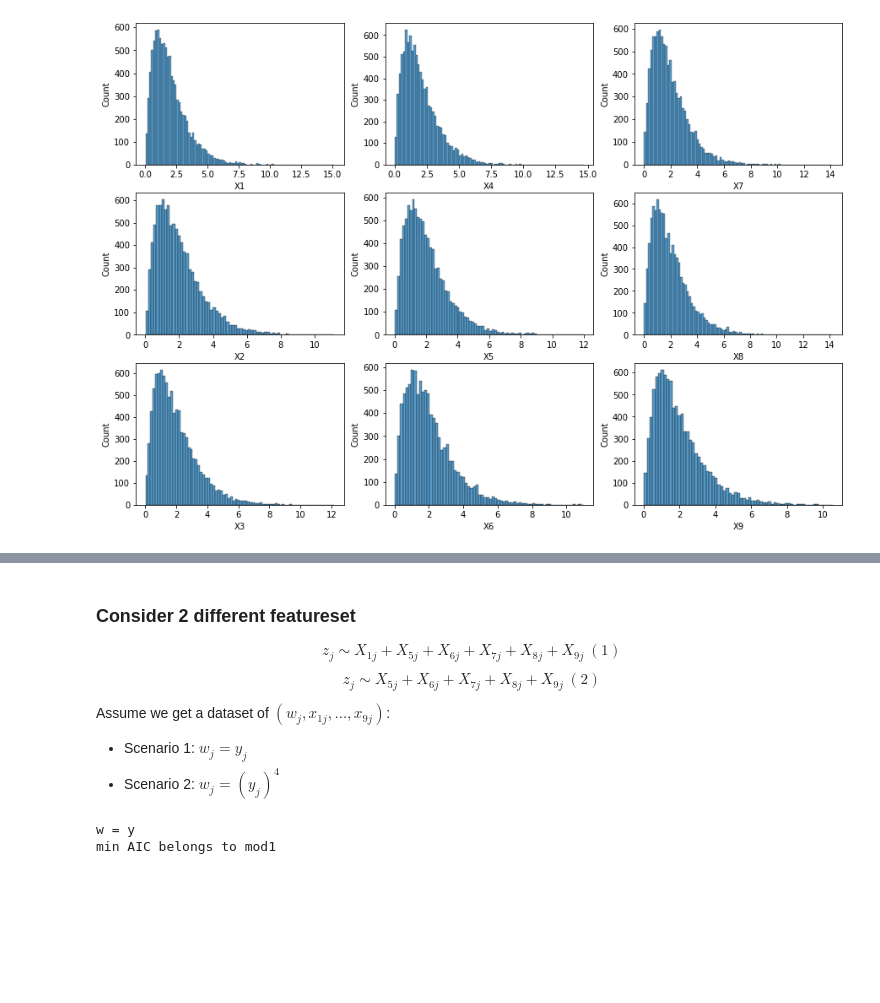
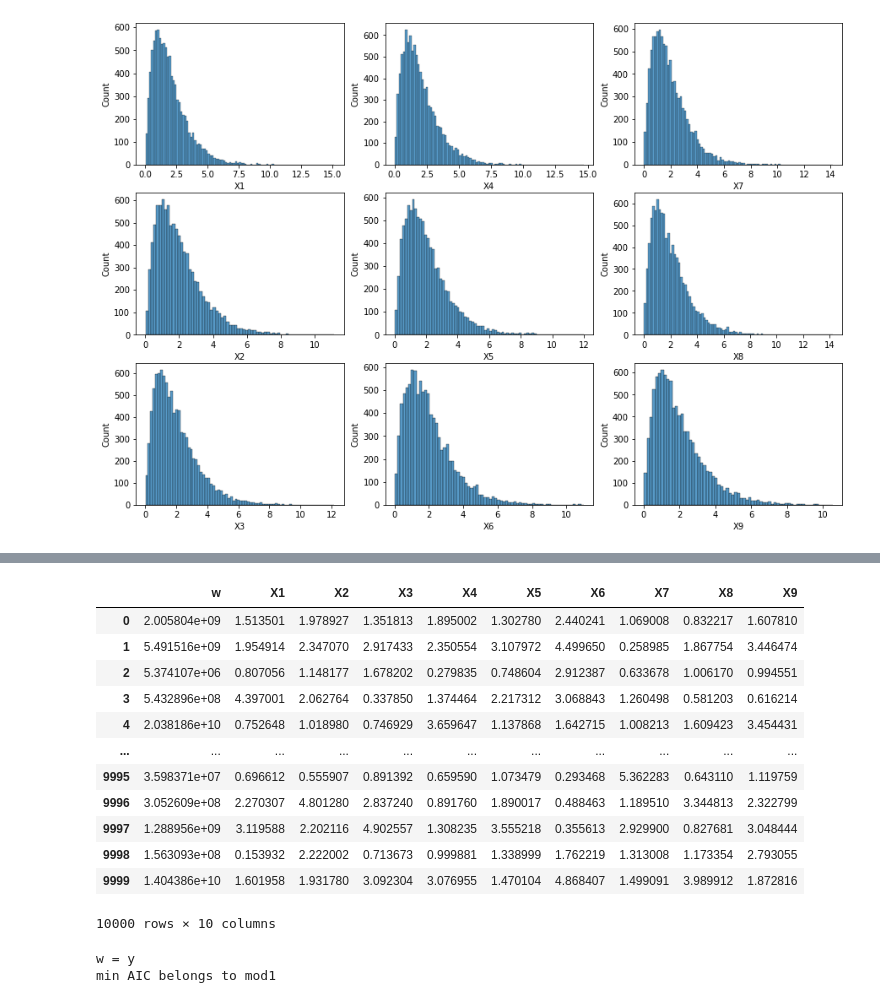
Before and after one commit to miaow27/medium_blogs, a Jupyter notebook: influence_of_y_on_aic.ipynb, the cells around one changed output, grey strips where cells are left out. Cells and saved outputs as stored; diff of their text form; code cells hidden in the pictures; blank space fills up the shorter version.

```diff
--- a/influence_of_y_on_aic.ipynb
+++ b/influence_of_y_on_aic.ipynb
@@ -75,15 +85,25 @@ df
 | 9998 | 111.813996 | 0.153932 | 2.222002 | 0.713673 | 0.999881 | 1.338999 | 1.762219 | 1.313008 | 1.173354 | 2.793055 |
 | 9999 | 344.248185 | 1.601958 | 1.931780 | 3.092304 | 3.076955 | 1.470104 | 4.868407 | 1.499091 | 3.989912 | 1.872816 |
 10000 rows × 10 columns
-# %% [markdown]
-### Consider 2 different featureset
-
-$$z_j \sim X_{1j} + X_{5j} + X_{6j} + X_{7j} + X_{8j} + X_{9j} \ (1)$$
-$$z_j \sim X_{5j} + X_{6j} + X_{7j} + X_{8j} + X_{9j} \ (2)$$
-
-Assume we get a dataset of $(w_j, x_{1j}, ..., x_{9j})$:
-- Scenario 1: $w_j = y_j$
-- Scenario 2: $w_j = (y_j)^4$
+# %%
+# simulated dataset 2
+df2 = pd.concat([pd.DataFrame({'w':np.power(y, 4)}), X], axis = 1)
+# %%
+df2
+# %% [output]
+|  | w | X1 | X2 | X3 | X4 | X5 | X6 | X7 | X8 | X9 |
+| 0 | 2.005804e+09 | 1.513501 | 1.978927 | 1.351813 | 1.895002 | 1.302780 | 2.440241 | 1.069008 | 0.832217 | 1.607810 |
+| 1 | 5.491516e+09 | 1.954914 | 2.347070 | 2.917433 | 2.350554 | 3.107972 | 4.499650 | 0.258985 | 1.867754 | 3.446474 |
+| 2 | 5.374107e+06 | 0.807056 | 1.148177 | 1.678202 | 0.279835 | 0.748604 | 2.912387 | 0.633678 | 1.006170 | 0.994551 |
+| 3 | 5.432896e+08 | 4.397001 | 2.062764 | 0.337850 | 1.374464 | 2.217312 | 3.068843 | 1.260498 | 0.581203 | 0.616214 |
+| 4 | 2.038186e+10 | 0.752648 | 1.018980 | 0.746929 | 3.659647 | 1.137868 | 1.642715 | 1.008213 | 1.609423 | 3.454431 |
+| ... | ... | ... | ... | ... | ... | ... | ... | ... | ... | ... |
+| 9995 | 3.598371e+07 | 0.696612 | 0.555907 | 0.891392 | 0.659590 | 1.073479 | 0.293468 | 5.362283 | 0.643110 | 1.119759 |
+| 9996 | 3.052609e+08 | 2.270307 | 4.801280 | 2.837240 | 0.891760 | 1.890017 | 0.488463 | 1.189510 | 3.344813 | 2.322799 |
+| 9997 | 1.288956e+09 | 3.119588 | 2.202116 | 4.902557 | 1.308235 | 3.555218 | 0.355613 | 2.929900 | 0.827681 | 3.048444 |
+| 9998 | 1.563093e+08 | 0.153932 | 2.222002 | 0.713673 | 0.999881 | 1.338999 | 1.762219 | 1.313008 | 1.173354 | 2.793055 |
+| 9999 | 1.404386e+10 | 1.601958 | 1.931780 | 3.092304 | 3.076955 | 1.470104 | 4.868407 | 1.499091 | 3.989912 | 1.872816 |
+10000 rows × 10 columns
 # %%
 # create 2 different features sets
 
```
Also changed, not shown: parts of 13 cells of this notebook.
